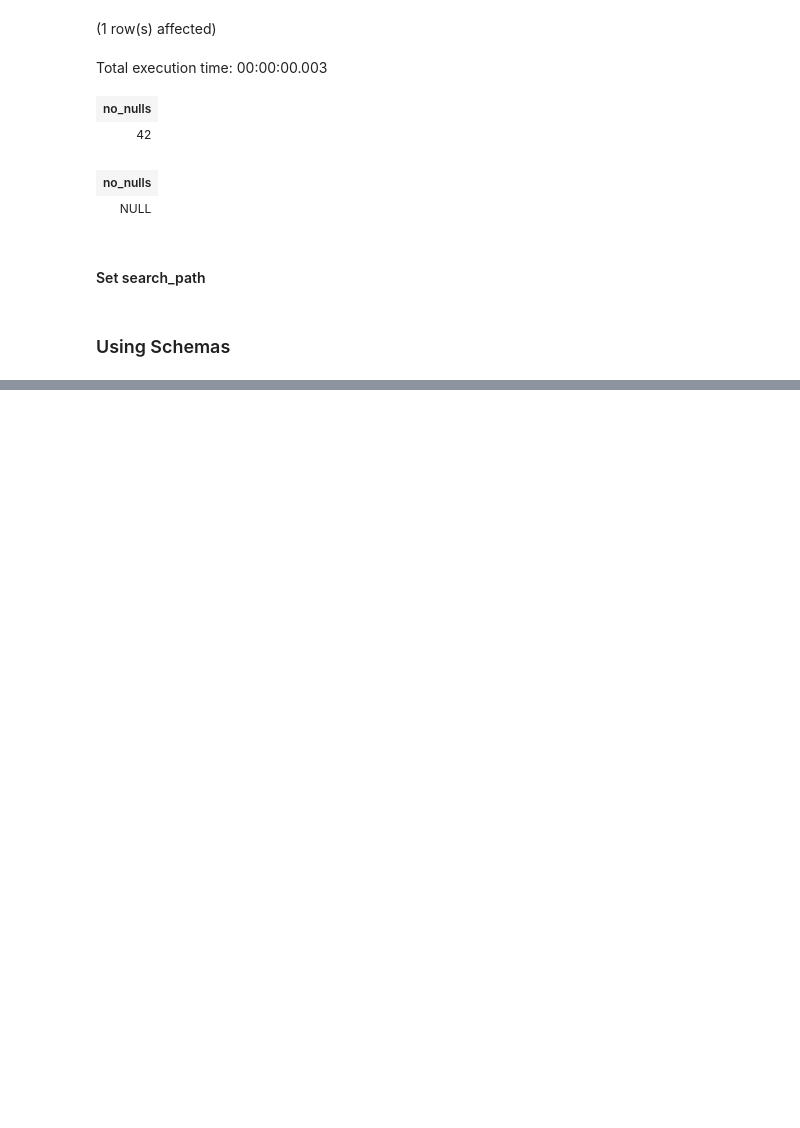
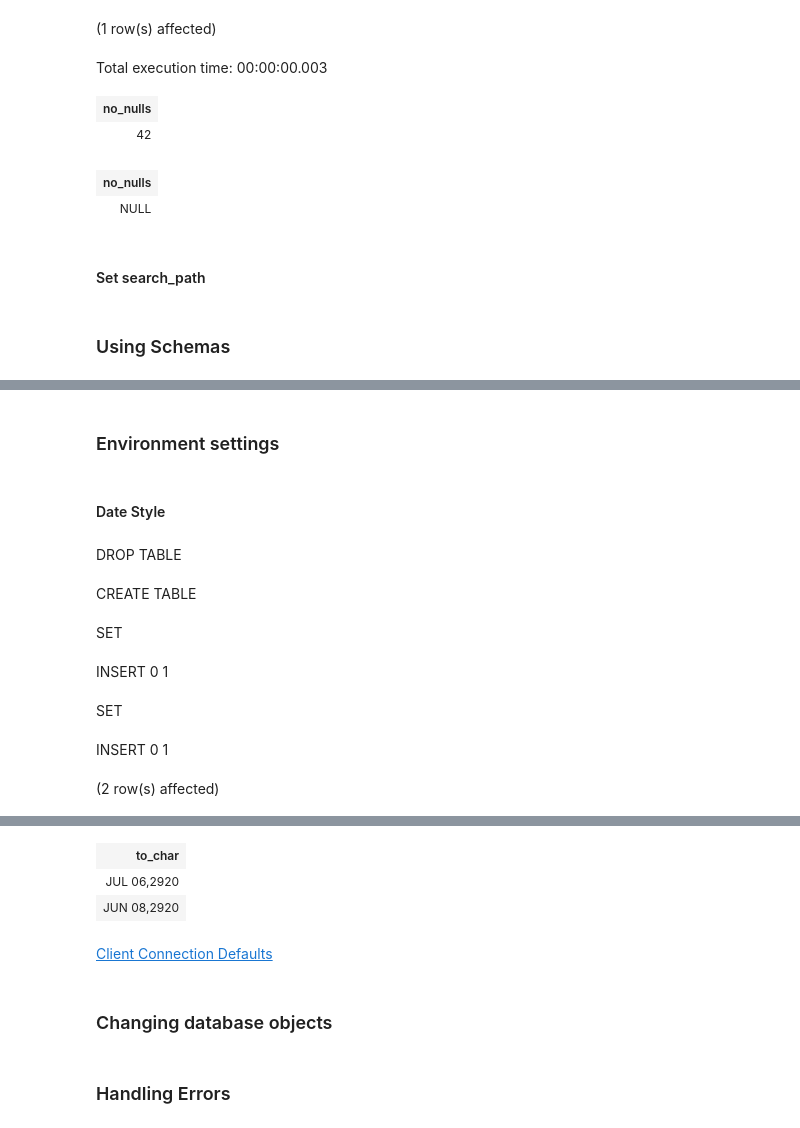
Before and after one commit to yaowenqiang/capturing_logic_with_custom_functions_in_postgresql, a Jupyter notebook: Notebook-1.ipynb, the cells around one changed output, grey strips where cells are left out. Saved outputs shown, nothing was run; the diff lists cells and outputs as text; code cells hidden in the pictures; blank space fills up the shorter version.

```diff
--- a/Notebook-1.ipynb
+++ b/Notebook-1.ipynb
@@ -1828,0 +1894,22 @@ GRANT EXECUTE on all FUNCTIONS IN SCHEMA cust to report_analysts;
+# %% [markdown]
+### Environment settings
+# %% [markdown]
+#### Date Style
+# %%
+drop table if exists foo;
+create table if not exists foo(d date);
+set DATESTYLE = ISO, DMY;
+
+insert into foo(d) values('06/07/2920');
+set DATESTYLE = ISO, MDY;
+insert into foo(d) values('06/08/2920');
+
+select to_char(d, 'MON dd,yyyy') from foo;
+# %% [output]
+DROP TABLE
+CREATE TABLE
+SET
+INSERT 0 1
+SET
+INSERT 0 1
+(2 row(s) affected)
@@ -1828,0 +1917,3 @@ GRANT EXECUTE on all FUNCTIONS IN SCHEMA cust to report_analysts;
+| to_char |
+| JUL 06,2920 |
+| JUN 08,2920 |
@@ -1828,0 +1939,4 @@ GRANT EXECUTE on all FUNCTIONS IN SCHEMA cust to report_analysts;
+# %% [markdown]
+[Client Connection Defaults](https://www.postgresql.org/docs/current/runtime-config-client.html)
+# %% [markdown]
+### Changing database objects
@@ -1828,0 +1990,2 @@ GRANT EXECUTE on all FUNCTIONS IN SCHEMA cust to report_analysts;
+# %% [markdown]
+### Handling Errors
```
Also changed, not shown: parts of 17 cells of this notebook.
